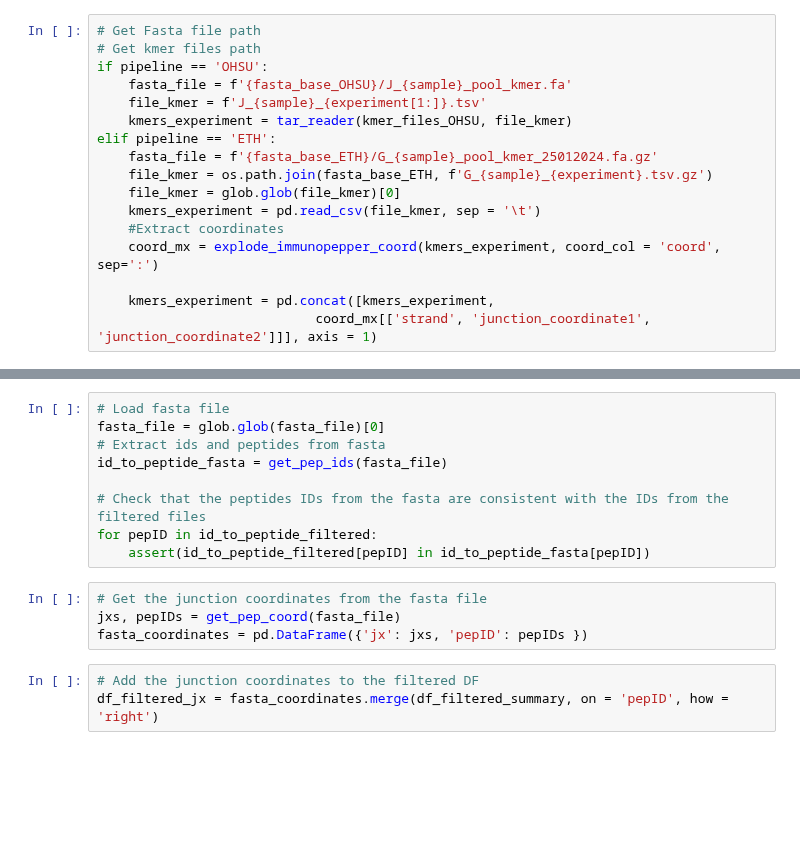
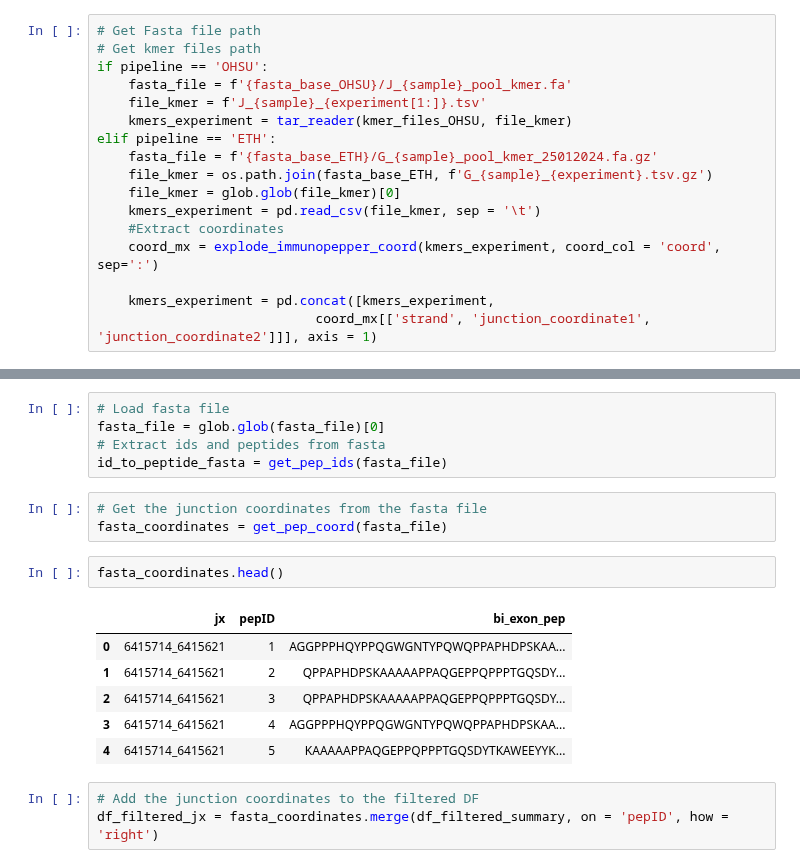
Before and after one commit to ratschlab/projects2020_ohsu, a Jupyter notebook: eth/plotting/OHSU_collab_Rerun_allRF_proteomics/20240116_barplot_Experiment_intersection-peptides-to-kmer.ipynb, the cells around one changed output, grey strips where cells are left out. Saved outputs shown, nothing was run; the diff lists cells and outputs as text; blank space fills up the shorter version.

```diff
--- a/eth/plotting/OHSU_collab_Rerun_allRF_proteomics/20240116_barplot_Experiment_intersection-peptides-to-kmer.ipynb
+++ b/eth/plotting/OHSU_collab_Rerun_allRF_proteomics/20240116_barplot_Experiment_intersection-peptides-to-kmer.ipynb
@@ -318,14 +354,18 @@ fasta_file
 fasta_file = glob.glob(fasta_file)[0]
 # Extract ids and peptides from fasta
 id_to_peptide_fasta = get_pep_ids(fasta_file)
-
-# Check that the peptides IDs from the fasta are consistent with the IDs from the filtered files
-for pepID in id_to_peptide_filtered:
-    assert(id_to_peptide_filtered[pepID] in id_to_peptide_fasta[pepID])
 # %%
 # Get the junction coordinates from the fasta file
-jxs, pepIDs = get_pep_coord(fasta_file)
-fasta_coordinates = pd.DataFrame({'jx': jxs, 'pepID': pepIDs })
+fasta_coordinates = get_pep_coord(fasta_file)
+# %%
+fasta_coordinates.head()
+# %% [output]
+|  | jx | pepID | bi_exon_pep |
+| 0 | 6415714_6415621 | 1 | AGGPPPHQYPPQGWGNTYPQWQPPAPHDPSKAA... |
+| 1 | 6415714_6415621 | 2 | QPPAPHDPSKAAAAAPPAQGEPPQPPPTGQSDY... |
+| 2 | 6415714_6415621 | 3 | QPPAPHDPSKAAAAAPPAQGEPPQPPPTGQSDY... |
+| 3 | 6415714_6415621 | 4 | AGGPPPHQYPPQGWGNTYPQWQPPAPHDPSKAA... |
+| 4 | 6415714_6415621 | 5 | KAAAAAPPAQGEPPQPPPTGQSDYTKAWEEYYK... |
 # %%
 # Add the junction coordinates to the filtered DF
 df_filtered_jx = fasta_coordinates.merge(df_filtered_summary, on = 'pepID', how = 'right')
```
Also changed, not shown: parts of 36 cells of this notebook, 2 other files.
